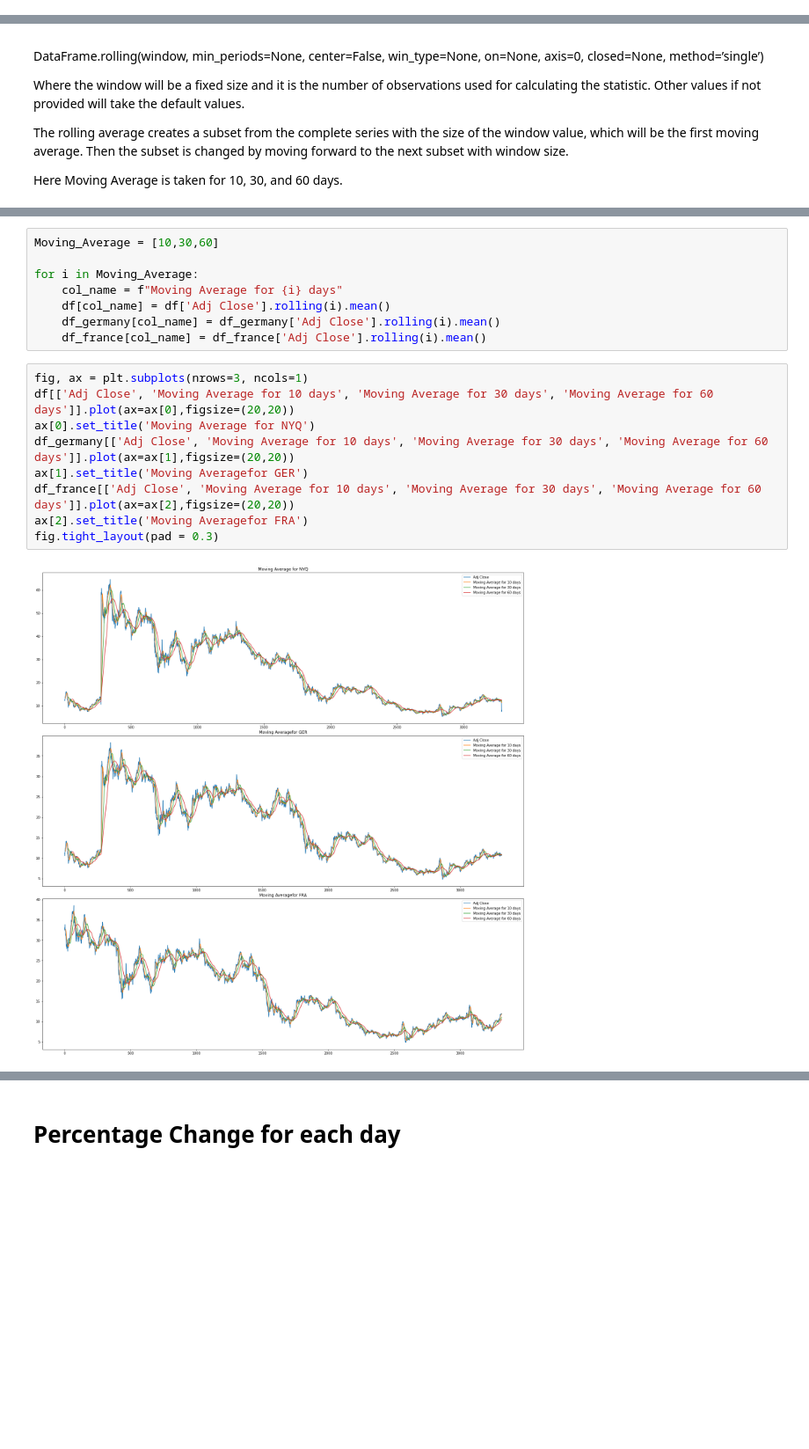
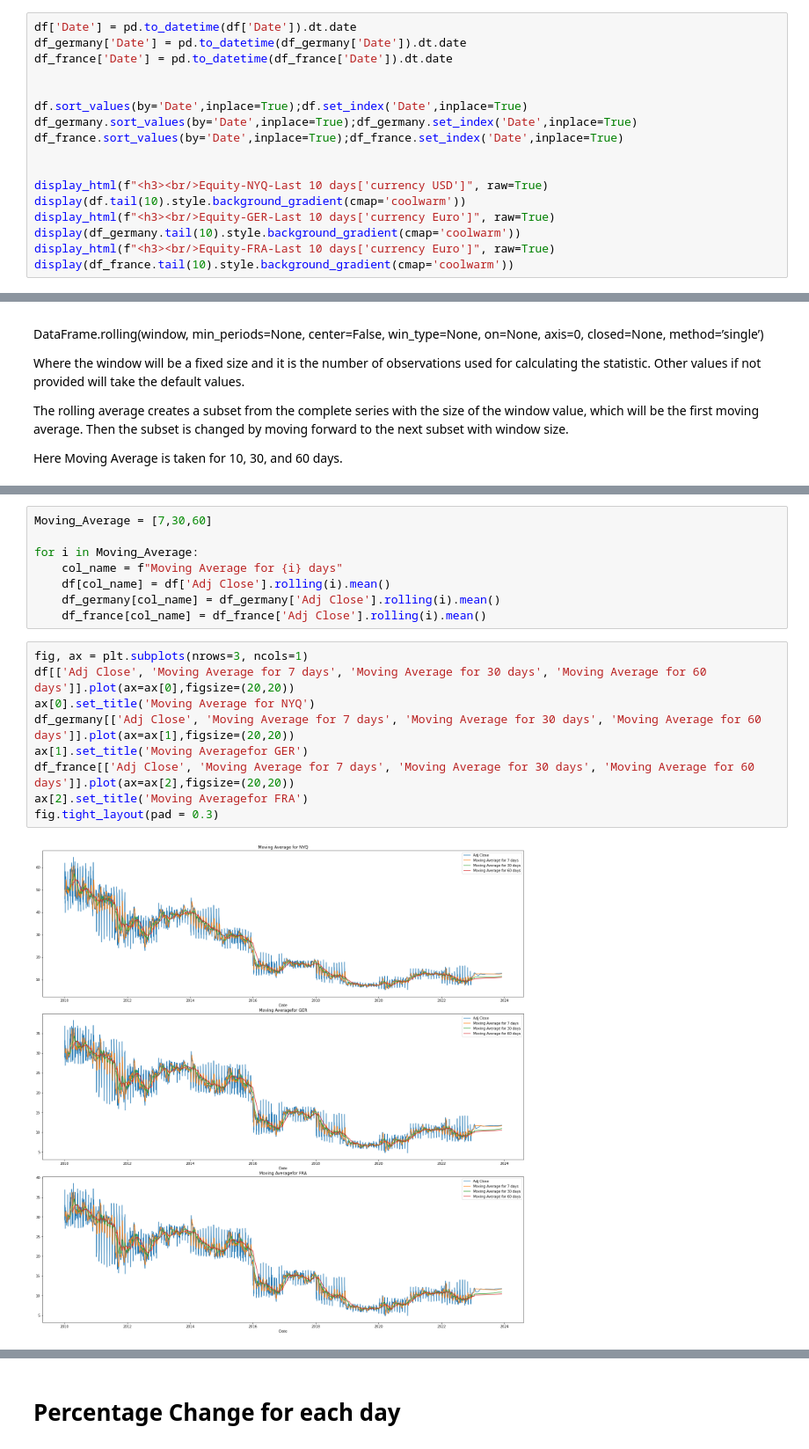
Before and after one commit to SandKrish/LSTM, a Jupyter notebook: deutsche-bank-stock-prediction-using-lstm.ipynb, the cells around one changed output, grey strips where cells are left out. Shown at 88% size. Cells and saved outputs as stored; diff of their text form; blank space fills up the shorter version.

```diff
--- a/deutsche-bank-stock-prediction-using-lstm.ipynb
+++ b/deutsche-bank-stock-prediction-using-lstm.ipynb
@@ -168,0 +169,17 @@ None
+# %%
+df['Date'] = pd.to_datetime(df['Date']).dt.date
+df_germany['Date'] = pd.to_datetime(df_germany['Date']).dt.date
+df_france['Date'] = pd.to_datetime(df_france['Date']).dt.date
+
+
+df.sort_values(by='Date',inplace=True);df.set_index('Date',inplace=True)
+df_germany.sort_values(by='Date',inplace=True);df_germany.set_index('Date',inplace=True)
+df_france.sort_values(by='Date',inplace=True);df_france.set_index('Date',inplace=True)
+
+
+display_html(f"<h3><br/>Equity-NYQ-Last 10 days['currency USD']", raw=True)
+display(df.tail(10).style.background_gradient(cmap='coolwarm'))
+display_html(f"<h3><br/>Equity-GER-Last 10 days['currency Euro']", raw=True)
+display(df_germany.tail(10).style.background_gradient(cmap='coolwarm'))
+display_html(f"<h3><br/>Equity-FRA-Last 10 days['currency Euro']", raw=True)
+display(df_france.tail(10).style.background_gradient(cmap='coolwarm'))
@@ -223,5 +282,5 @@ Here Moving Average is taken for 10, 30, and 60 days.
 # %%
-Moving_Average = [10,30,60]
+Moving_Average = [7,30,60]
 
 for i in Moving_Average:
     col_name = f"Moving Average for {i} days"
@@ -230,12 +289,12 @@ for i in Moving_Average:
     df_france[col_name] = df_france['Adj Close'].rolling(i).mean()
 # %%
 fig, ax = plt.subplots(nrows=3, ncols=1)
-df[['Adj Close', 'Moving Average for 10 days', 'Moving Average for 30 days', 'Moving Average for 60 days']].plot(ax=ax[0],figsize=(20,20))
+df[['Adj Close', 'Moving Average for 7 days', 'Moving Average for 30 days', 'Moving Average for 60 days']].plot(ax=ax[0],figsize=(20,20))
 ax[0].set_title('Moving Average for NYQ')
-df_germany[['Adj Close', 'Moving Average for 10 days', 'Moving Average for 30 days', 'Moving Average for 60 days']].plot(ax=ax[1],figsize=(20,20))
+df_germany[['Adj Close', 'Moving Average for 7 days', 'Moving Average for 30 days', 'Moving Average for 60 days']].plot(ax=ax[1],figsize=(20,20))
 ax[1].set_title('Moving Averagefor GER')
-df_france[['Adj Close', 'Moving Average for 10 days', 'Moving Average for 30 days', 'Moving Average for 60 days']].plot(ax=ax[2],figsize=(20,20))
+df_france[['Adj Close', 'Moving Average for 7 days', 'Moving Average for 30 days', 'Moving Average for 60 days']].plot(ax=ax[2],figsize=(20,20))
 ax[2].set_title('Moving Averagefor FRA')
 fig.tight_layout(pad = 0.3)
 # %% [output]
-[figure, old version]
+[figure, new version]
```
Also changed, not shown: parts of 22 cells of this notebook.
